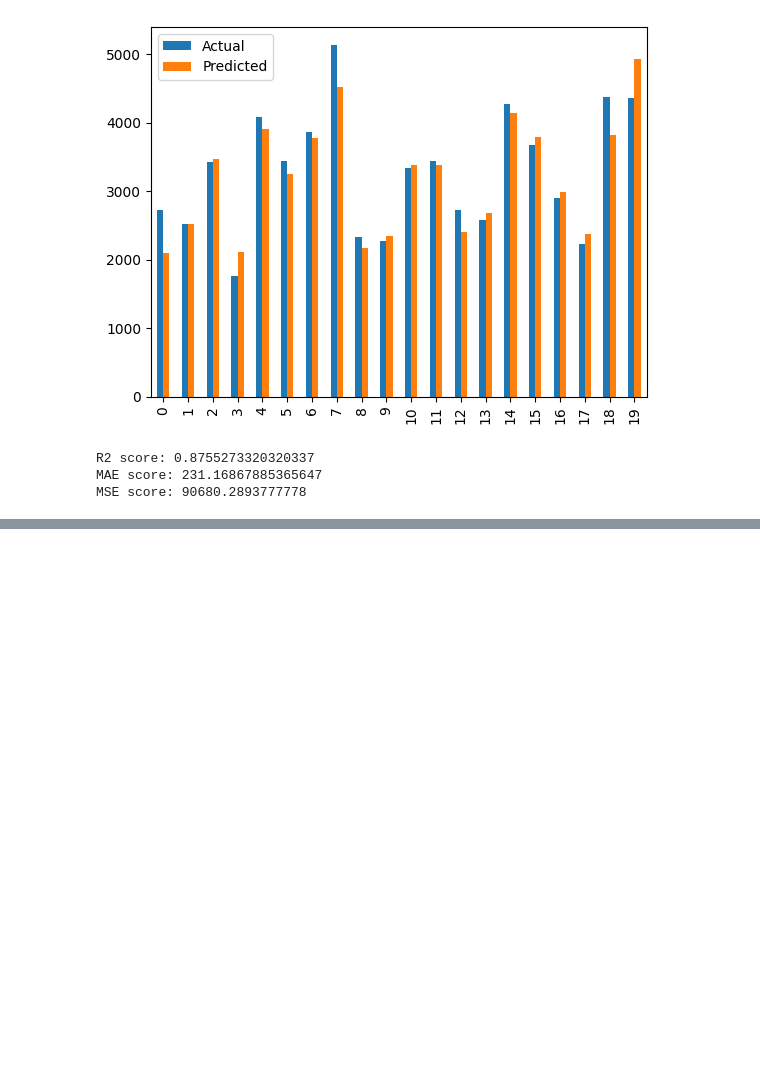
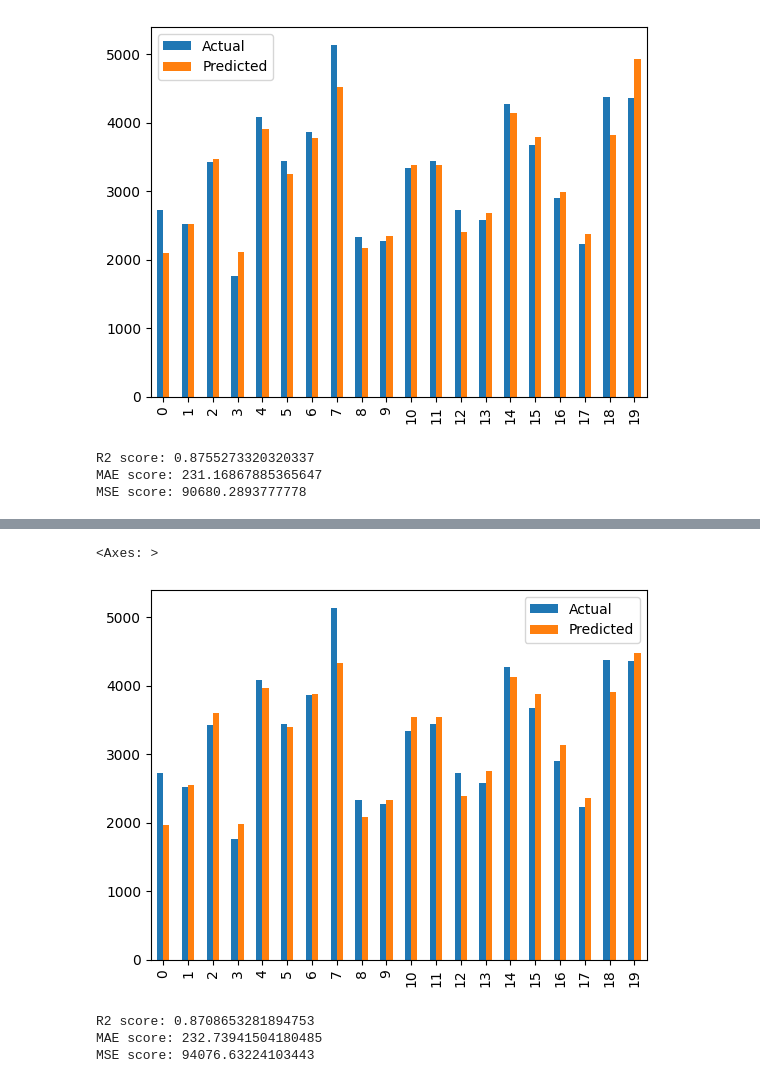
Before and after one commit to GHAUTHAM2509/data_analytics_da, a Jupyter notebook: 23BCE0487.ipynb, the cells around one changed output, grey strips where cells are left out. Saved outputs shown, nothing was run; the diff lists cells and outputs as text; code cells hidden in the pictures; blank space fills up the shorter version.

```diff
--- a/23BCE0487.ipynb
+++ b/23BCE0487.ipynb
@@ -610,0 +614,6 @@ MSE score: 90680.2893777778
+# %%
+X_train_poly = poly.fit_transform(X_train)
+X_test_poly = poly.transform(X_test)
+# %%
+poly_reg = LinearRegression()
+poly_reg.fit(X_train_poly, y_train)
@@ -610,0 +622,2 @@ MSE score: 90680.2893777778
+# %%
+y_pred = poly_reg.predict(X_test_poly)
@@ -610,0 +628,4 @@ MSE score: 90680.2893777778
+# %%
+evaluate = pd.DataFrame({'Actual': y_test.values.flatten(),
+'Predicted': y_pred.flatten()})
+evaluate.head(10)
@@ -610,0 +644,13 @@ MSE score: 90680.2893777778
+# %%
+evaluate.head(20).plot(kind = 'bar')
+# %% [output]
+<Axes: >
+[figure, added]
+# %%
+print(f"R2 score: {r2_score(y_test, y_pred)}")
+print(f"MAE score: {mean_absolute_error(y_test, y_pred)}")
+print(f"MSE score: {mean_squared_error(y_test, y_pred)}")
+# %% [output]
+R2 score: 0.8708653281894753
+MAE score: 232.73941504180485
+MSE score: 94076.63224103443
```
Also changed, not shown: parts of 14 cells of this notebook.
